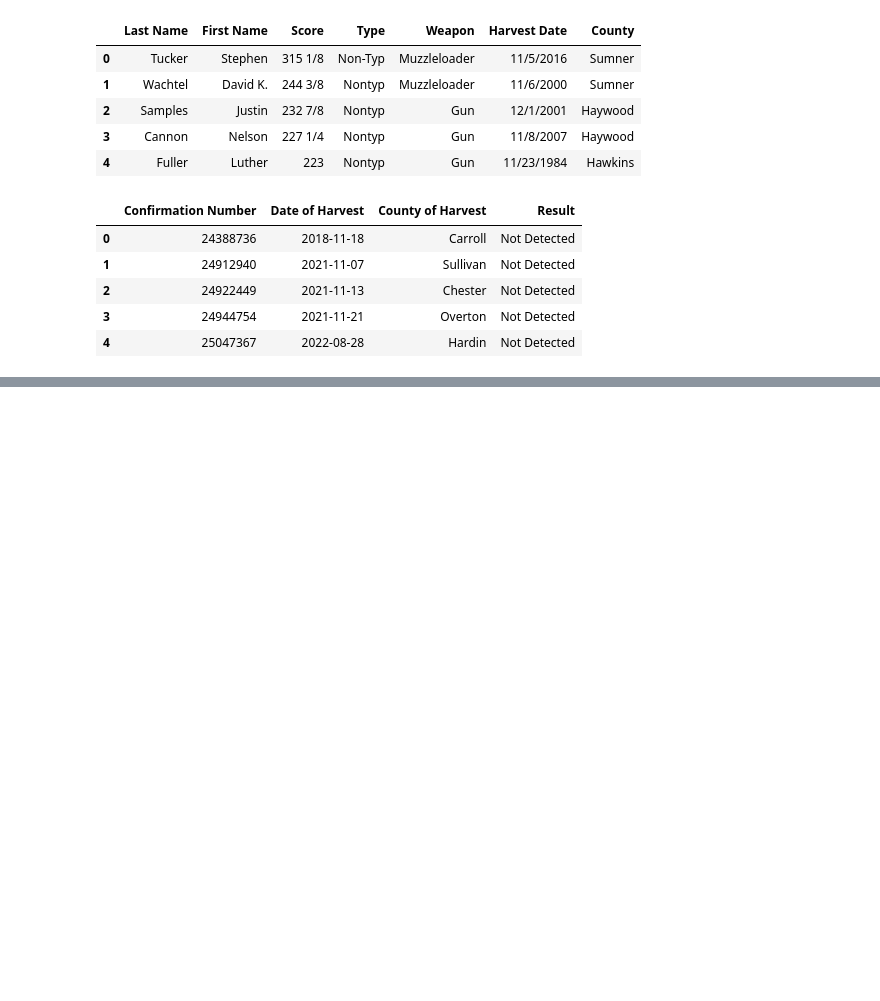
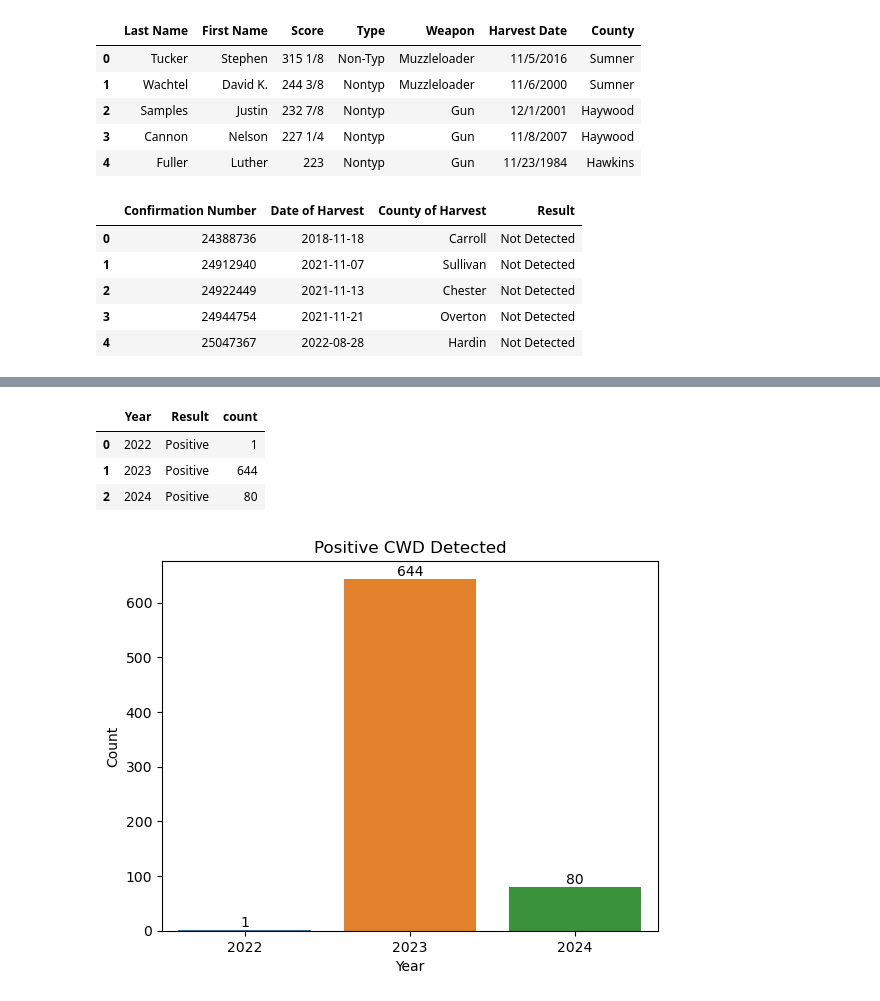
Before and after one commit to McNuttJ/Tennessee-Deer-Herd-Analysis-Capstone, a Jupyter notebook: tennessee_deer_herd_analysis.ipynb, the cells around one changed output, grey strips where cells are left out. Saved outputs shown, nothing was run; the diff lists cells and outputs as text; code cells hidden in the pictures; blank space fills up the shorter version.

```diff
--- a/tennessee_deer_herd_analysis.ipynb
+++ b/tennessee_deer_herd_analysis.ipynb
@@ -408,0 +486,3 @@ ValueError: Incompatible indexer with Series
+# %%
+cwd_positive = cwd[cwd['Result']== 'Positive']
+cwd_positive.head()
@@ -408,0 +496,17 @@ ValueError: Incompatible indexer with Series
+# %%
+positive_count = cwd_positive.groupby('Year')['Result'].value_counts().reset_index()
+positive_count
+# %% [output]
+|  | Year | Result | count |
+| 0 | 2022 | Positive | 1 |
+| 1 | 2023 | Positive | 644 |
+| 2 | 2024 | Positive | 80 |
+# %%
+ax = sns.barplot(data=positive_count, x="Year", y="count")
+ax.bar_label(ax.containers[0])
+plt.ylabel('Count')
+plt.title('Positive CWD Detected')
+
+plt.show()
+# %% [output]
+[figure, added]
```
Also changed, not shown: parts of 52 cells of this notebook.
